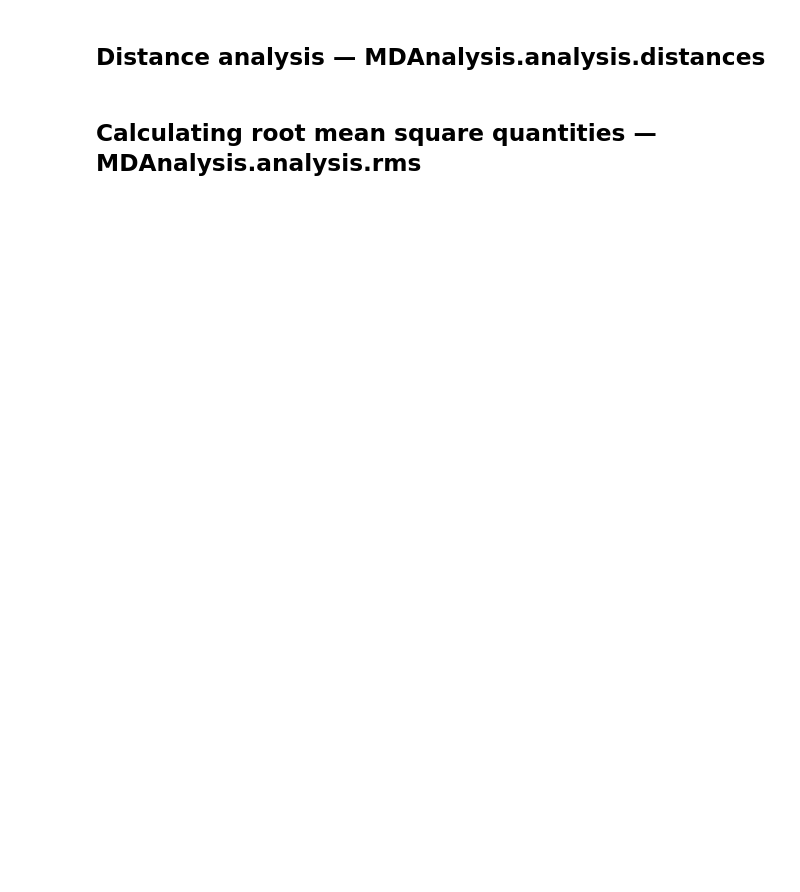
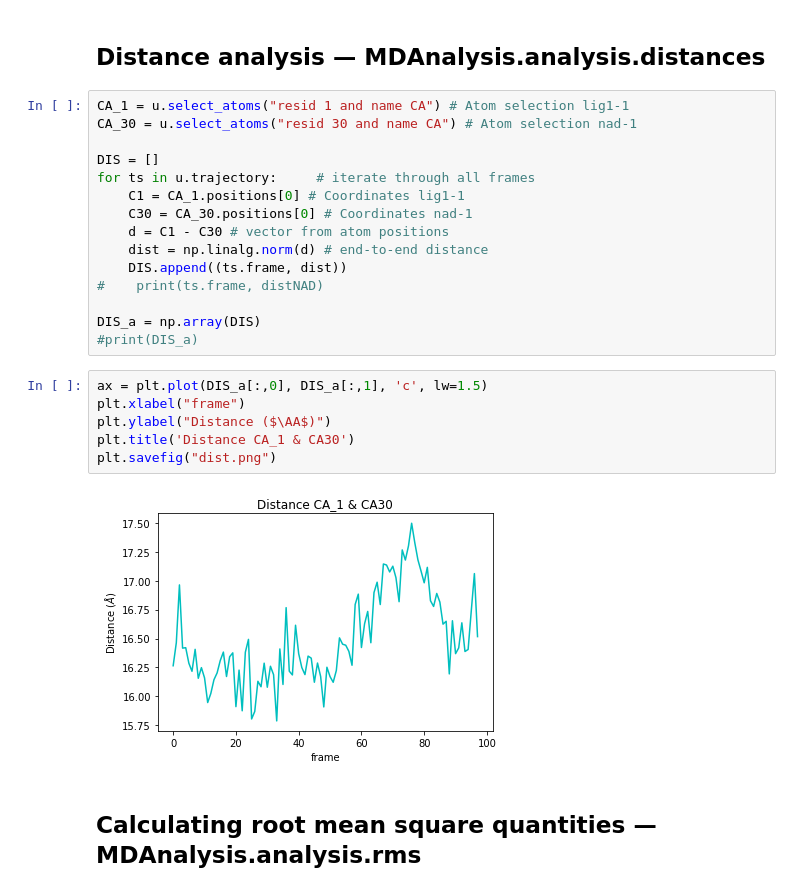
Before and after one commit to LucyJimenez/MDanalysis_Workshop, a Jupyter notebook: HandsOn_MDAnalysis.ipynb, the cells around one changed output. Drawn from its saved outputs; the diff is of its cells as text; blank space fills up the shorter version.

```diff
--- a/HandsOn_MDAnalysis.ipynb
+++ b/HandsOn_MDAnalysis.ipynb
@@ -444,4 +436,27 @@ fig.show()
 # %% [markdown]
 ## Distance analysis — MDAnalysis.analysis.distances
+# %%
+CA_1 = u.select_atoms("resid 1 and name CA") # Atom selection lig1-1
+CA_30 = u.select_atoms("resid 30 and name CA") # Atom selection nad-1
+
+DIS = []
+for ts in u.trajectory:     # iterate through all frames
+    C1 = CA_1.positions[0] # Coordinates lig1-1
+    C30 = CA_30.positions[0] # Coordinates nad-1
+    d = C1 - C30 # vector from atom positions
+    dist = np.linalg.norm(d) # end-to-end distance
+    DIS.append((ts.frame, dist))
+#    print(ts.frame, distNAD)
+
+DIS_a = np.array(DIS)
+#print(DIS_a)
+# %%
+ax = plt.plot(DIS_a[:,0], DIS_a[:,1], 'c', lw=1.5)
+plt.xlabel("frame")
+plt.ylabel("Distance ($\AA$)")
+plt.title('Distance CA_1 & CA30')
+plt.savefig("dist.png")
+# %% [output]
+[figure, added]
 # %% [markdown]
 ## Calculating root mean square quantities — MDAnalysis.analysis.rms
```
Also changed, not shown: parts of 26 cells of this notebook.
